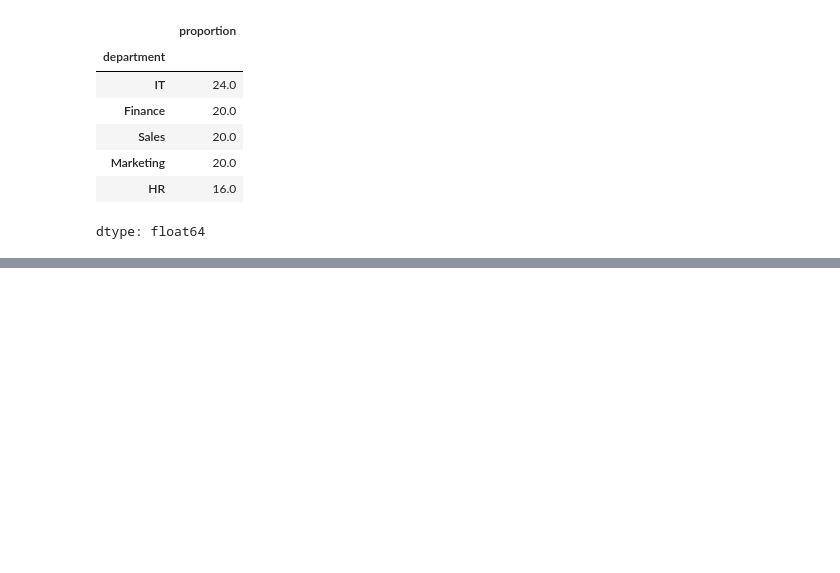
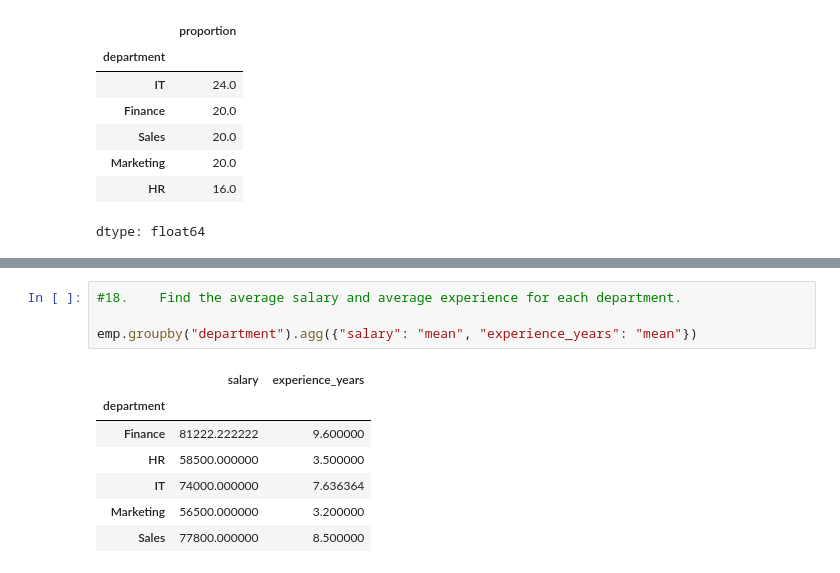
Before and after one commit to Vasista-G/GoogleCollab_Python, a Jupyter notebook: Pandaslearn.ipynb, the cells around one changed output, grey strips where cells are left out. Saved outputs shown, nothing was run; the diff lists cells and outputs as text; blank space fills up the shorter version.

```diff
--- a/Pandaslearn.ipynb
+++ b/Pandaslearn.ipynb
@@ -182,0 +217,12 @@ dtype: float64
+# %%
+#18.	Find the average salary and average experience for each department.
+
+emp.groupby("department").agg({"salary": "mean", "experience_years": "mean"})
+# %% [output]
+|  | salary | experience_years |
+| department |  |  |
+| Finance | 81222.222222 | 9.600000 |
+| HR | 58500.000000 | 3.500000 |
+| IT | 74000.000000 | 7.636364 |
+| Marketing | 56500.000000 | 3.200000 |
+| Sales | 77800.000000 | 8.500000 |
```
Also changed, not shown: parts of 6 cells of this notebook.
